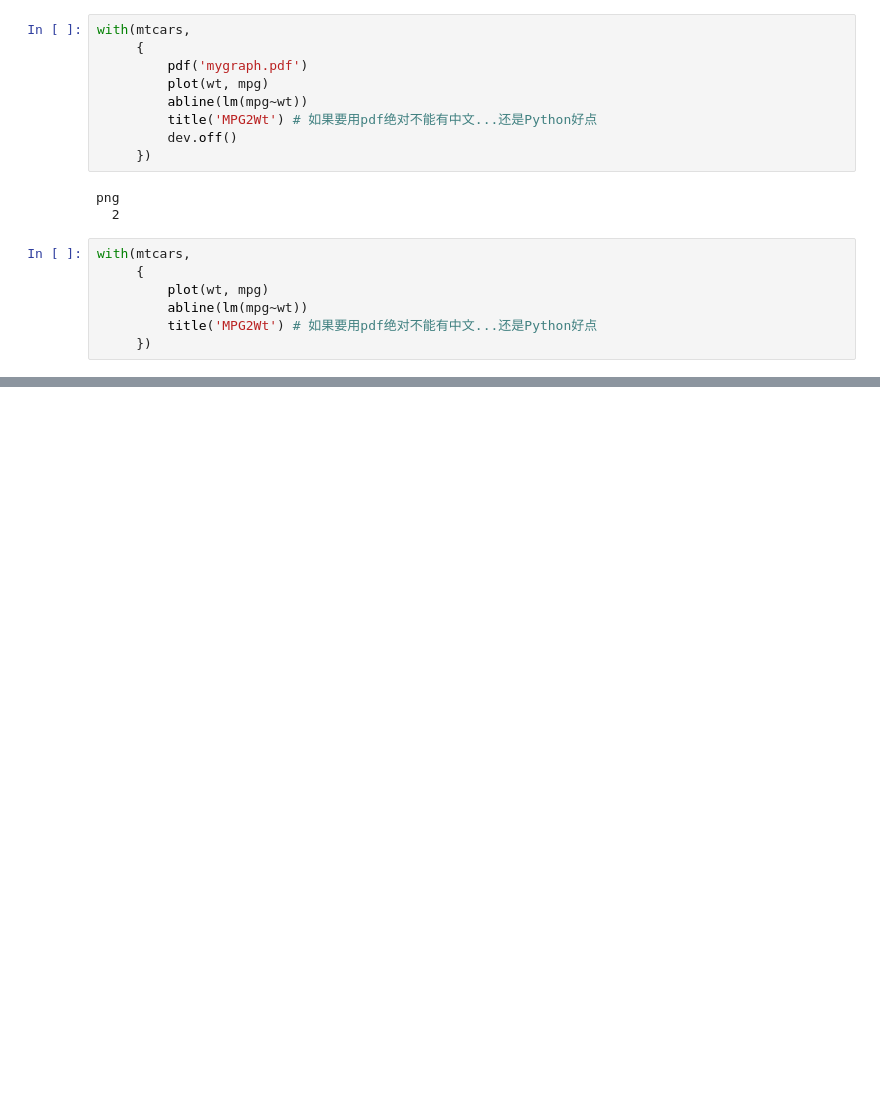
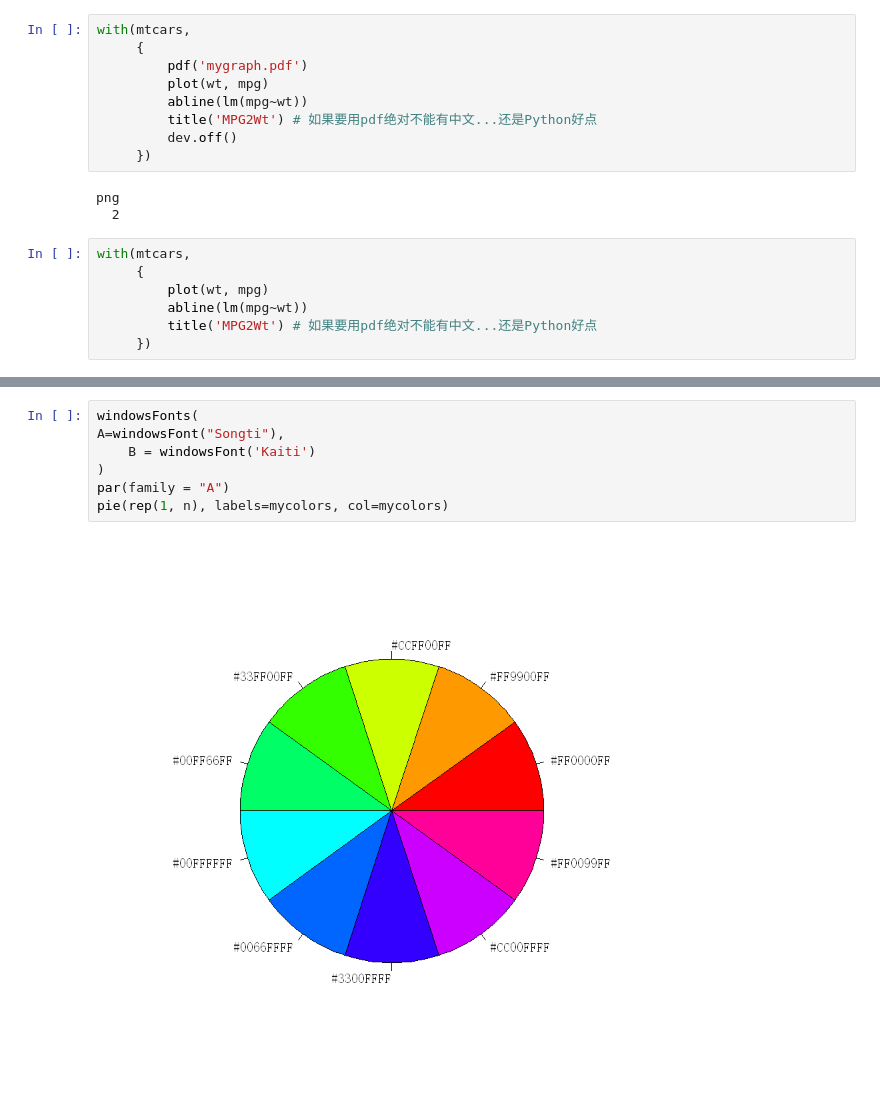
Before and after one commit to THUzhangga/R_notebook, a Jupyter notebook: R_notebook.ipynb, the cells around one changed output, grey strips where cells are left out. Drawn from its saved outputs; the diff is of its cells as text; blank space fills up the shorter version.

```diff
--- a/R_notebook.ipynb
+++ b/R_notebook.ipynb
@@ -295,0 +320,9 @@ with(mtcars,
+# %%
+windowsFonts(
+A=windowsFont("Songti"),
+    B = windowsFont('Kaiti')
+)
+par(family = "A")
+pie(rep(1, n), labels=mycolors, col=mycolors)
+# %% [output]
+[figure, added]
```
Also changed, not shown: parts of 10 cells of this notebook.
